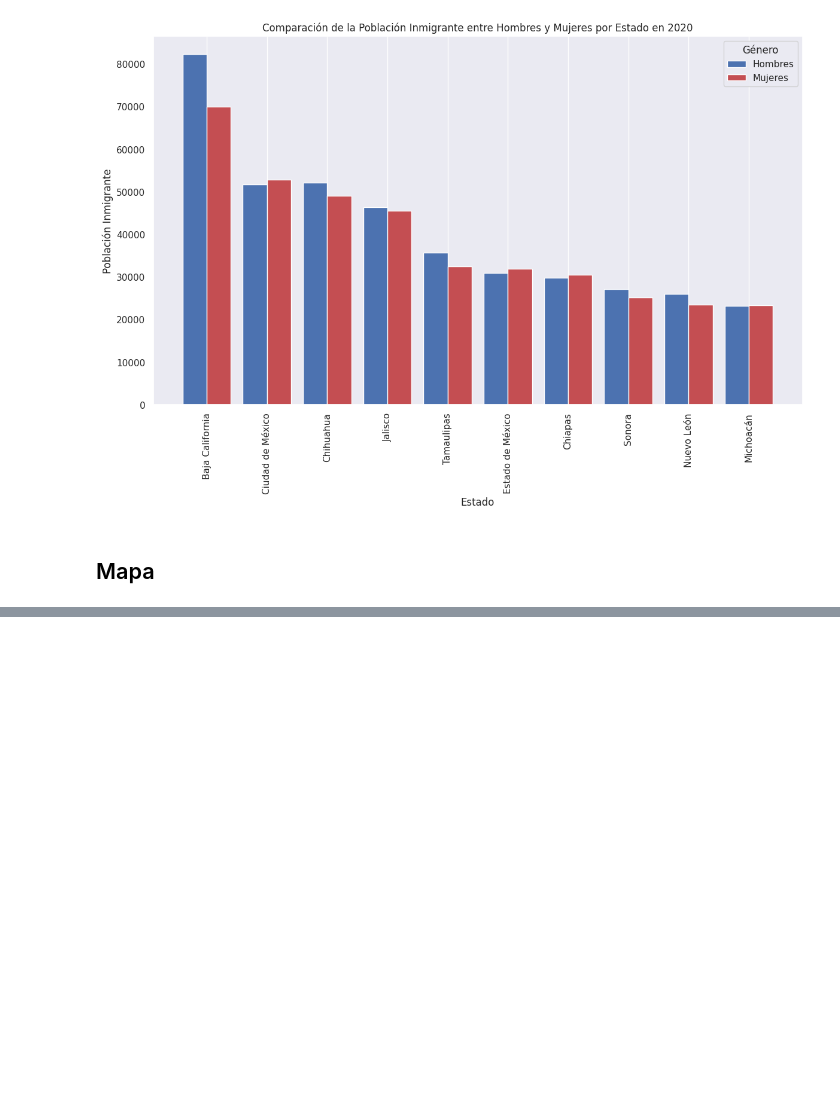
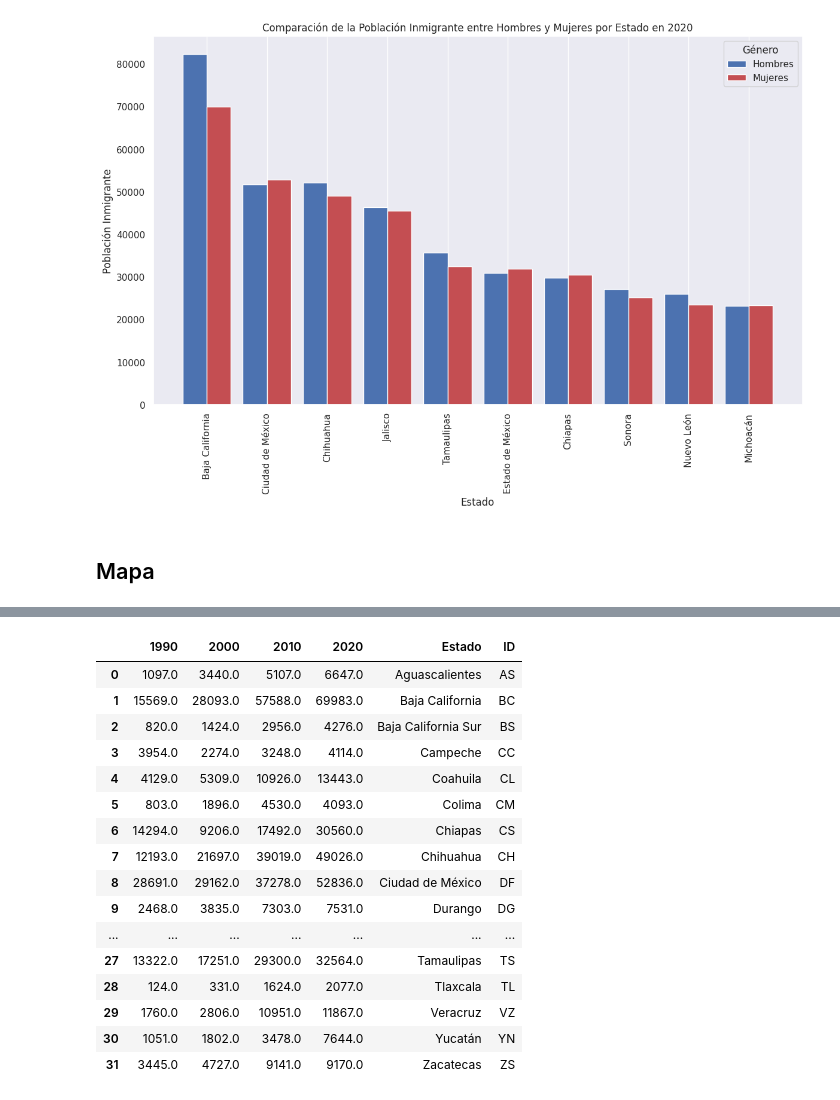
Before and after one commit to depresionTropical/data-science-class, a Jupyter notebook: CD_15_INEGI/proyecto_inegi.ipynb, the cells around one changed output, grey strips where cells are left out. Drawn from its saved outputs; the diff is of its cells as text; code cells hidden in the pictures; blank space fills up the shorter version.

```diff
--- a/CD_15_INEGI/proyecto_inegi.ipynb
+++ b/CD_15_INEGI/proyecto_inegi.ipynb
@@ -238,0 +332,25 @@ plt.show()
+# %%
+df_nacido_otro_pais_mujer_nuevo = df_nacido_otro_pais_mujeres.T
+df_nacido_otro_pais_mujer_nuevo['Estado']=df_nacido_otro_pais_mujer_nuevo.index
+df_nacido_otro_pais_mujer_nuevo.reset_index(drop=True, inplace=True)
+# %%
+df_nacido_otro_pais_mujer_nuevo = df_nacido_otro_pais_mujer_nuevo.merge(df_estdo, on='Estado', how='left')
+df_nacido_otro_pais_mujer_nuevo
+# %% [output]
+|  | 1990 | 2000 | 2010 | 2020 | Estado | ID |
+| 0 | 1097.0 | 3440.0 | 5107.0 | 6647.0 | Aguascalientes | AS |
+| 1 | 15569.0 | 28093.0 | 57588.0 | 69983.0 | Baja California | BC |
+| 2 | 820.0 | 1424.0 | 2956.0 | 4276.0 | Baja California Sur | BS |
+| 3 | 3954.0 | 2274.0 | 3248.0 | 4114.0 | Campeche | CC |
+| 4 | 4129.0 | 5309.0 | 10926.0 | 13443.0 | Coahuila | CL |
+| 5 | 803.0 | 1896.0 | 4530.0 | 4093.0 | Colima | CM |
+| 6 | 14294.0 | 9206.0 | 17492.0 | 30560.0 | Chiapas | CS |
+| 7 | 12193.0 | 21697.0 | 39019.0 | 49026.0 | Chihuahua | CH |
+| 8 | 28691.0 | 29162.0 | 37278.0 | 52836.0 | Ciudad de México | DF |
+| 9 | 2468.0 | 3835.0 | 7303.0 | 7531.0 | Durango | DG |
+| ... | ... | ... | ... | ... | ... | ... |
+| 27 | 13322.0 | 17251.0 | 29300.0 | 32564.0 | Tamaulipas | TS |
+| 28 | 124.0 | 331.0 | 1624.0 | 2077.0 | Tlaxcala | TL |
+| 29 | 1760.0 | 2806.0 | 10951.0 | 11867.0 | Veracruz | VZ |
+| 30 | 1051.0 | 1802.0 | 3478.0 | 7644.0 | Yucatán | YN |
+| 31 | 3445.0 | 4727.0 | 9141.0 | 9170.0 | Zacatecas | ZS |
```
Also changed, not shown: parts of 10 cells of this notebook, 2 other files.
